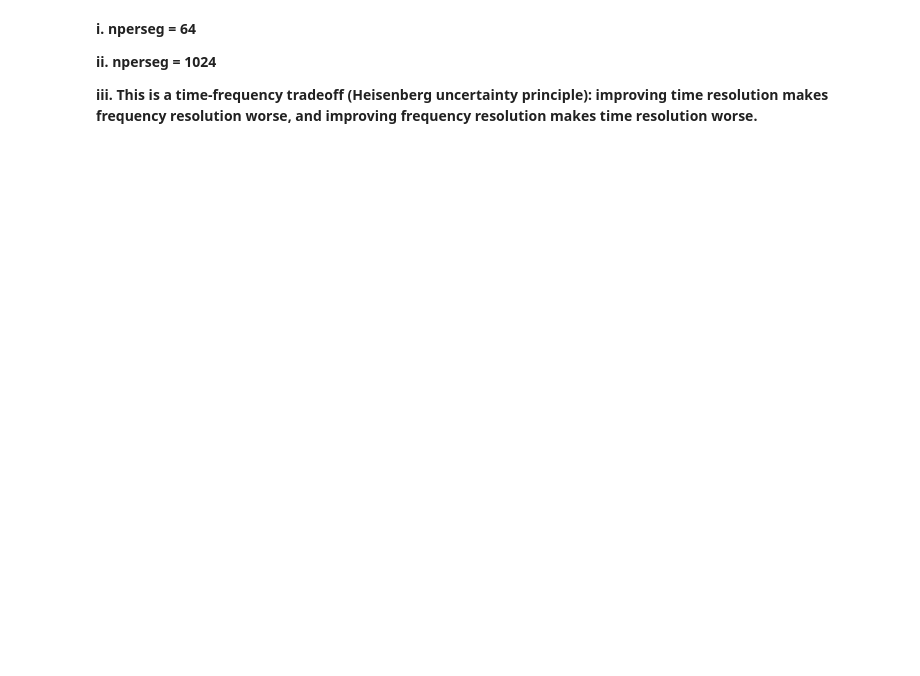
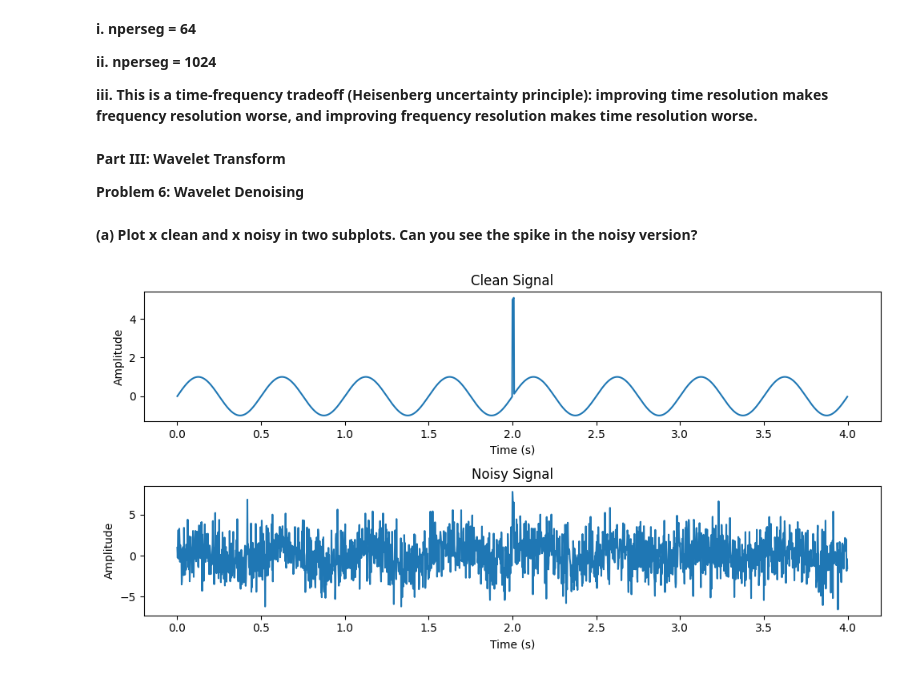
Before and after one commit to sarana22/Spectral-Features-for-Time-Series, a Jupyter notebook: SpectralFeatures.ipynb, the cells around one changed output. Saved outputs shown, nothing was run; the diff lists cells and outputs as text; code cells hidden in the pictures; blank space fills up the shorter version.

```diff
--- a/SpectralFeatures.ipynb
+++ b/SpectralFeatures.ipynb
@@ -262,3 +264,38 @@ plt.show()
 **ii. nperseg = 1024**
 
 **iii. This is a time-frequency tradeoff (Heisenberg uncertainty principle): improving time resolution makes frequency resolution worse, and improving frequency resolution makes time resolution worse.**
+# %% [markdown]
+**Part III: Wavelet Transform**
+
+**Problem 6: Wavelet Denoising**
+# %%
+import pywt
+fs = 500; t = np.arange(0, 4, 1/fs)
+np.random.seed(42)
+# Clean signal: slow sine + a sharp spike at t=2.0
+x_clean = np.sin(2*np.pi*2*t)
+spike_idx = int(2.0 * fs)
+x_clean[spike_idx:spike_idx+5] += 5.0 # Sharp spike
+# Add heavy noise
+x_noisy = x_clean + 2.0 * np.random.randn(len(t))
+# %% [markdown]
+**(a) Plot x clean and x noisy in two subplots. Can you see the spike in the noisy version?**
+# %%
+plt.figure(figsize=(10,5))
+
+plt.subplot(2,1,1)
+plt.plot(t, x_clean)
+plt.title('Clean Signal')
+plt.xlabel('Time (s)')
+plt.ylabel('Amplitude')
+
+plt.subplot(2,1,2)
+plt.plot(t, x_noisy)
+plt.title('Noisy Signal')
+plt.xlabel('Time (s)')
+plt.ylabel('Amplitude')
+
+plt.tight_layout()
+plt.show()
+# %% [output]
+[figure, added]
```
Also changed, not shown: parts of 18 cells of this notebook.
